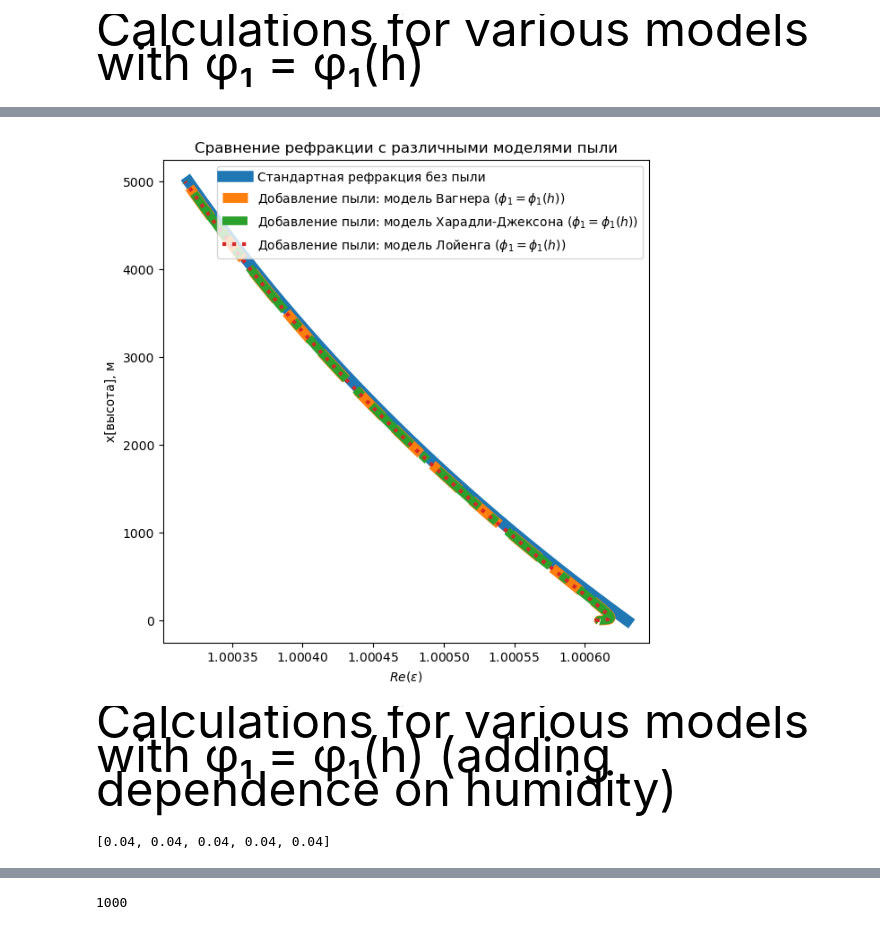
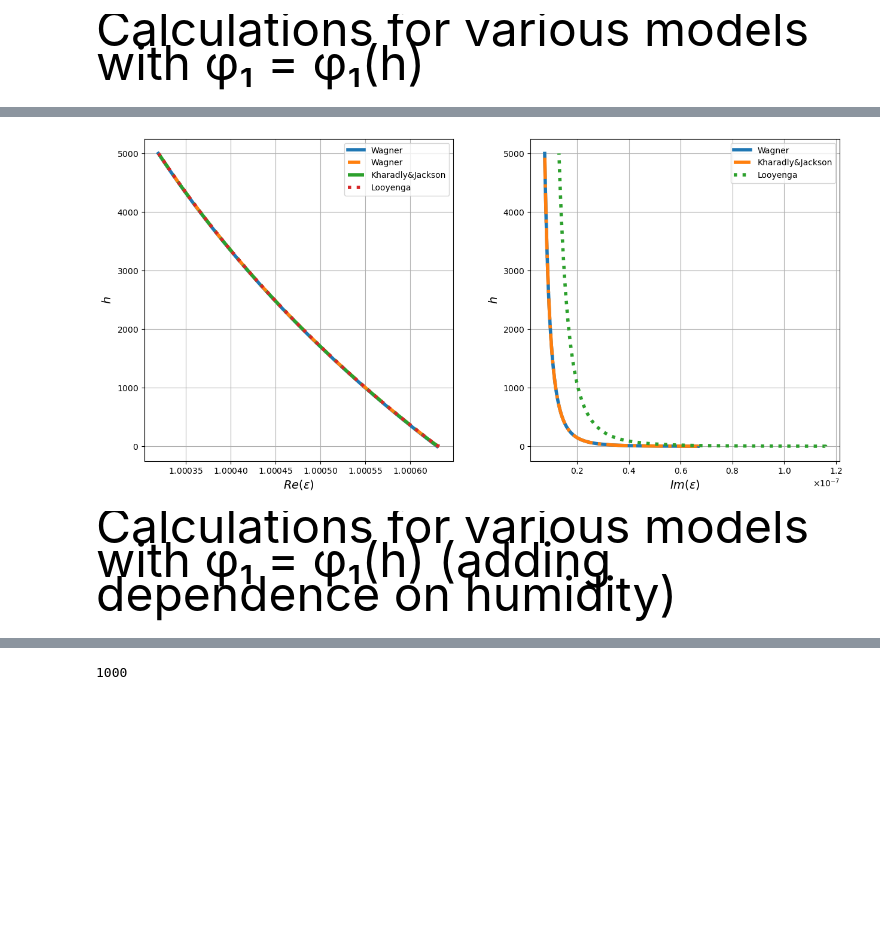
Before and after one commit to Margo-10/pe_radiowaves, a Jupyter notebook: pe_radiowaves.ipynb, the cells around one changed output, grey strips where cells are left out. Saved outputs shown, nothing was run; the diff lists cells and outputs as text; code cells hidden in the pictures; blank space fills up the shorter version.

```diff
--- a/pe_radiowaves.ipynb
+++ b/pe_radiowaves.ipynb
@@ -356,27 +220,31 @@ plt.show()
-# %%
-plt.figure(figsize=(7, 7))
-
-# Первый график
-plt.plot(eps_0, h, linestyle='-', linewidth='9', label='Стандартная рефракция без пыли')
-
-# Второй график
-plt.plot(eps_w_complex, h, linestyle='--', linewidth='8',  label='Добавление пыли: модель Вагнера ($\phi_1 = \phi_1(h) $)')
-
-# Третий график
-plt.plot(eps_kj_complex, h, linestyle='-.', linewidth='7',  label='Добавление пыли: модель Харадли-Джексона ($\phi_1 = \phi_1(h) $)')
-
-# Четвертый график
-plt.plot(eps_l_complex, h, linestyle=':', linewidth='3', label='Добавление пыли: модель Лойенга ($\phi_1 = \phi_1(h) $)')
-
-plt.xlabel('$Re(ε)$')
-plt.ylabel('x[высота], м')
-plt.title('Сравнение рефракции с различными моделями пыли')
-plt.ticklabel_format(style='scientific', axis='x', useMathText=True, useOffset=False)
-plt.legend()
-
-plt.show()
-# %% [output]
-[figure, removed]
+# %%
+fig, axs = plt.subplots(1, 2, figsize=(15, 7), gridspec_kw={'wspace': 0.25} )
+#fig.suptitle('Добавление влажности ($H = {} \% $)'.format(Humidity*100))
+
+axs[0].plot(eps_0, h,  label='Wagner', linewidth='4', linestyle='-')
+axs[0].plot(eps_w_real,h,  label='Wagner', linewidth='4', linestyle='--')
+axs[0].plot(eps_kj_real,h, label='Kharadly&Jackson', linewidth='4',  linestyle='-.')
+axs[0].plot(eps_l_real,h,  label='Looyenga', linewidth='4', linestyle=':')
+axs[0].set_ylabel('$h$', fontsize=14)
+axs[0].set_xlabel('$Re(ε)$', fontsize=14) #, labelpad=18)
+#axs[0].set_title('Стандартная рефракция без пыли')
+axs[0].ticklabel_format(style='scientific', axis='Both', useMathText=True, useOffset=False)
+axs[0].grid(True)
+axs[0].legend()
+
+axs[1].plot(eps_w_complex,h,  label='Wagner', linewidth='4', linestyle='-')
+axs[1].plot(eps_kj_complex,h,  label='Kharadly&Jackson', linewidth='4', linestyle='-.')
+axs[1].plot(eps_l_complex,h,  label='Looyenga', linewidth='4', linestyle=':')
+axs[1].set_xlabel('$Im(ε)$', fontsize=14) #, labelpad=18)
+axs[1].set_ylabel('$h$', fontsize=14)
+# axs[1].set_title()
+axs[1].ticklabel_format(style='scientific', axis='Both', useMathText=True, useOffset=False)
+axs[1].grid(True)
+axs[1].legend()
+
+plt.show()
+# %% [output]
+[figure, added]
 # %% [markdown]
 
 <span style="font-size: 48px;">Calculations for various models with φ₁ = φ₁(h) (adding dependence on humidity)</span>
@@ -407,14 +250,0 @@ C = 2.3*1.e-2
-# %%
-w=2+cmath.sqrt(-1)*3
-w1 = 3+cmath.sqrt(-1)*4
-w0 = 12
-ha=5
-new = w0*w/w1 + ha
-new1= w/w1
-new2 = [0]*(5)
-for i in range(5):
-    new2[i] = (w/w1 + ha).imag
-
-new2
-# %% [output]
-[0.04, 0.04, 0.04, 0.04, 0.04]
```
Also changed, not shown: parts of 17 cells of this notebook.
